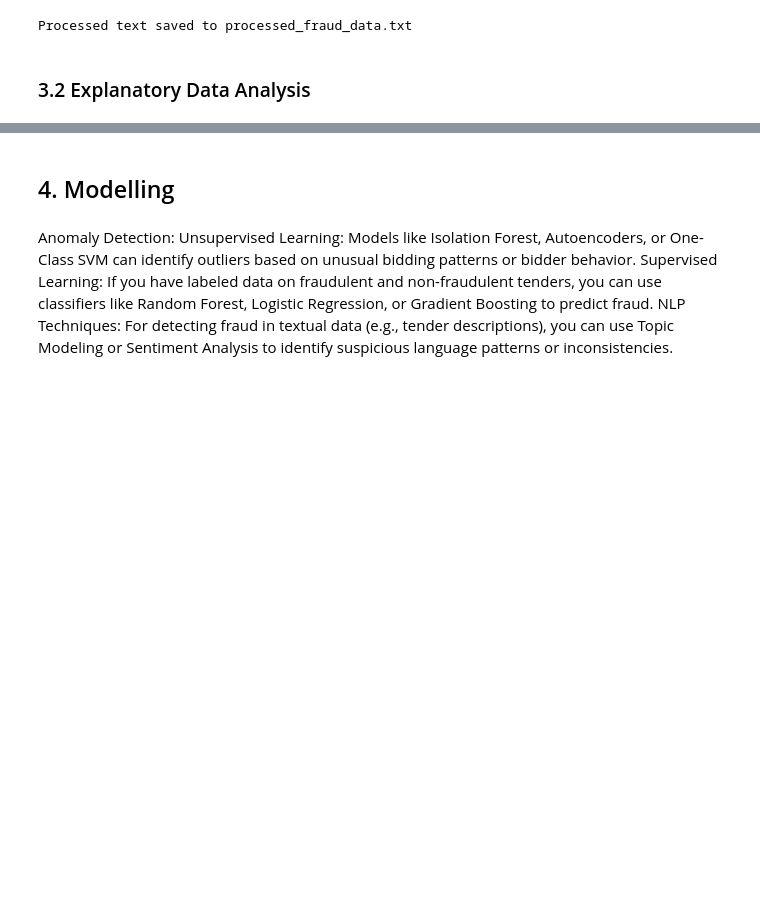
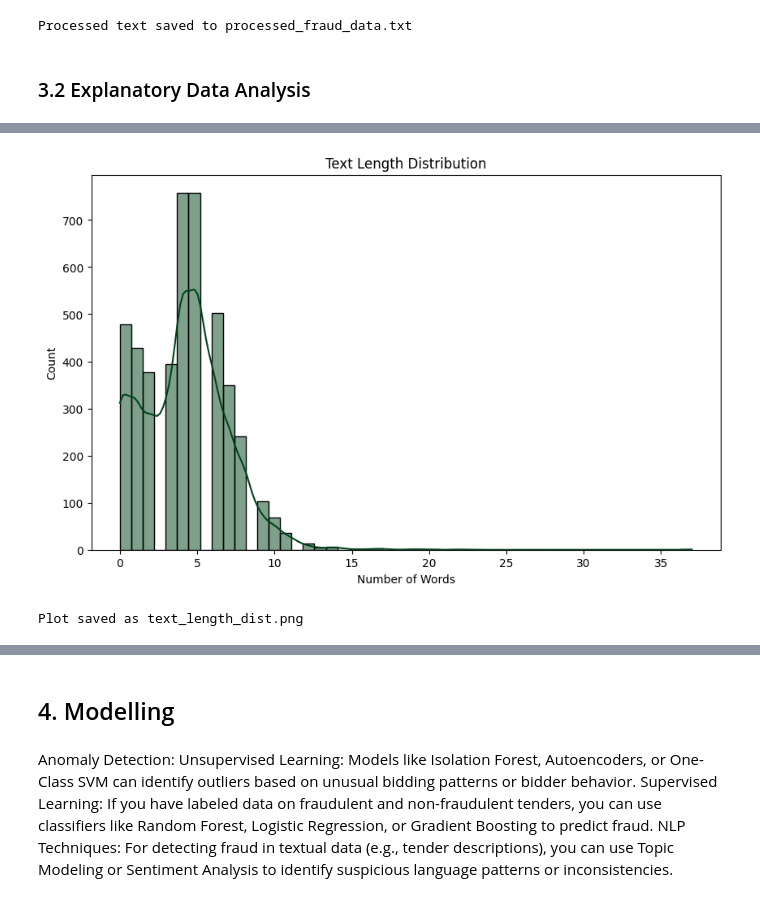
Before and after one commit to ProcureGuardAI/Fraud-Detection-Machine-Learning, a Jupyter notebook: index.ipynb, the cells around one changed output, grey strips where cells are left out. Cells and saved outputs as stored; diff of their text form; code cells hidden in the pictures; blank space fills up the shorter version.

Commit message:
Add visuals and their codes

```diff
--- a/index.ipynb
+++ b/index.ipynb
@@ -274,0 +288,36 @@ Word cloud saved to fraud_wordcloud.png
+# %%
+
+def plot_text_length_distribution(text_file, output_file='text_length_dist.png'):
+    try:
+        with open(text_file, 'r', encoding='utf-8') as file:
+            lines = file.readlines()
+
+        # Calculate lengths of each line (document)
+        lengths = [len(line.split()) for line in lines if not line.startswith("--- Extracted from:")]
+
+        if not lengths:
+            print("No valid lines found in the file. Check if all lines start with '--- Extracted from:'")
+            return
+
+        # Create distribution plot
+        plt.figure(figsize=(10, 6))
+        sns.histplot(lengths, kde=True, bins=50, color ='#00441b')
+        plt.title('Text Length Distribution')
+        plt.xlabel('Number of Words')
+        plt.ylabel('Count')
+
+        # Save the plot
+        plt.savefig(output_file, dpi=300, bbox_inches='tight')
+
+        # Display the plot
+        plt.show()
+
+        print(f"Plot saved as {output_file}")
+    except Exception as e:
+        print(f"An error occurred: {str(e)}")
+
+# Usage
+plot_text_length_distribution('processed_fraud_data.txt', output_file='text_length_dist.png')
+# %% [output]
+[figure, added]
+Plot saved as text_length_dist.png
```
Also changed, not shown: parts of 9 cells of this notebook.
